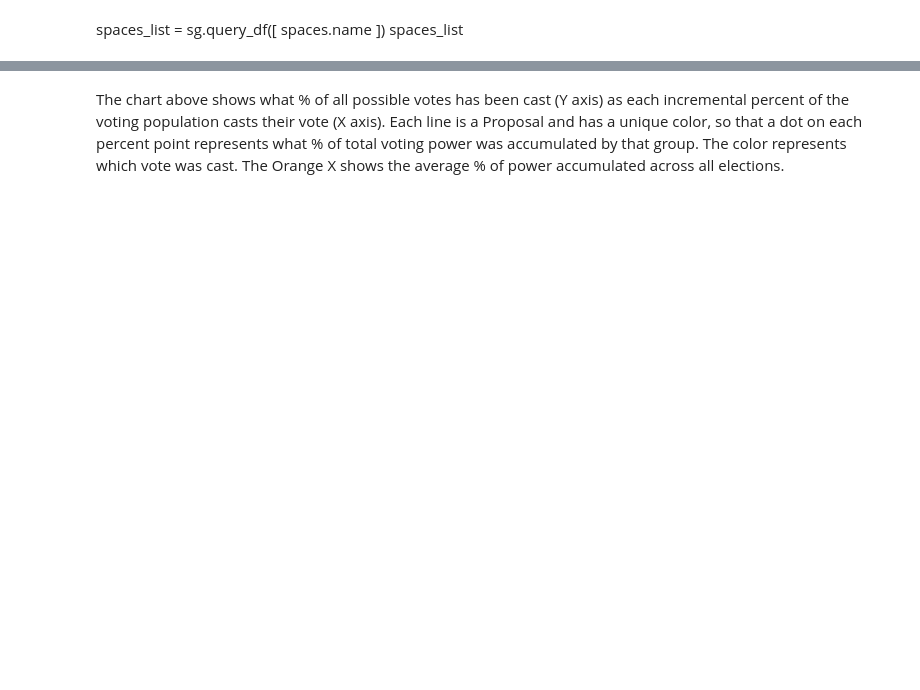
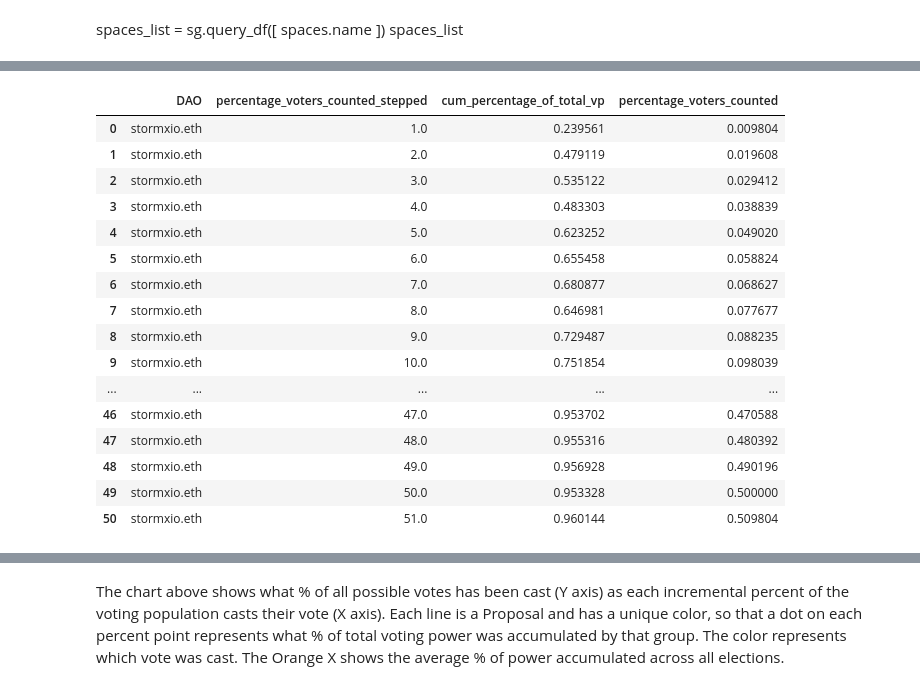
Before and after one commit to EdgeCaser/Snapshotsurfer, a Jupyter notebook: Snapshotsurfer.ipynb, the cells around one changed output, grey strips where cells are left out. Drawn from its saved outputs; the diff is of its cells as text; code cells hidden in the pictures; blank space fills up the shorter version.

```diff
--- a/Snapshotsurfer.ipynb
+++ b/Snapshotsurfer.ipynb
@@ -288,6 +358,25 @@ crunch_data.to_csv(crunch_data_path, index = False)
 # %%
 data_means = crunch_data.groupby("percentage_voters_counted_stepped")["cum_percentage_of_total_vp", "percentage_voters_counted"].agg("mean").reset_index()
 data_means.insert(0, 'DAO', spacename)
+data_means.head(51)
+# %% [output]
+|  | DAO | percentage_voters_counted_stepped | cum_percentage_of_total_vp | percentage_voters_counted |
+| 0 | stormxio.eth | 1.0 | 0.239561 | 0.009804 |
+| 1 | stormxio.eth | 2.0 | 0.479119 | 0.019608 |
+| 2 | stormxio.eth | 3.0 | 0.535122 | 0.029412 |
+| 3 | stormxio.eth | 4.0 | 0.483303 | 0.038839 |
+| 4 | stormxio.eth | 5.0 | 0.623252 | 0.049020 |
+| 5 | stormxio.eth | 6.0 | 0.655458 | 0.058824 |
+| 6 | stormxio.eth | 7.0 | 0.680877 | 0.068627 |
+| 7 | stormxio.eth | 8.0 | 0.646981 | 0.077677 |
+| 8 | stormxio.eth | 9.0 | 0.729487 | 0.088235 |
+| 9 | stormxio.eth | 10.0 | 0.751854 | 0.098039 |
+| ... | ... | ... | ... | ... |
+| 46 | stormxio.eth | 47.0 | 0.953702 | 0.470588 |
+| 47 | stormxio.eth | 48.0 | 0.955316 | 0.480392 |
+| 48 | stormxio.eth | 49.0 | 0.956928 | 0.490196 |
+| 49 | stormxio.eth | 50.0 | 0.953328 | 0.500000 |
+| 50 | stormxio.eth | 51.0 | 0.960144 | 0.509804 |
 # %%
 data_means_file =final_file+'\\'+spacename+'data_means_'+str(date.today().strftime("%b-%d-%Y"))+'_'+str(len(crunch_data))+'.csv'
 crunch_data.to_csv(data_means_file, index = False)
```
Also changed, not shown: parts of 30 cells of this notebook, 2 other files.
